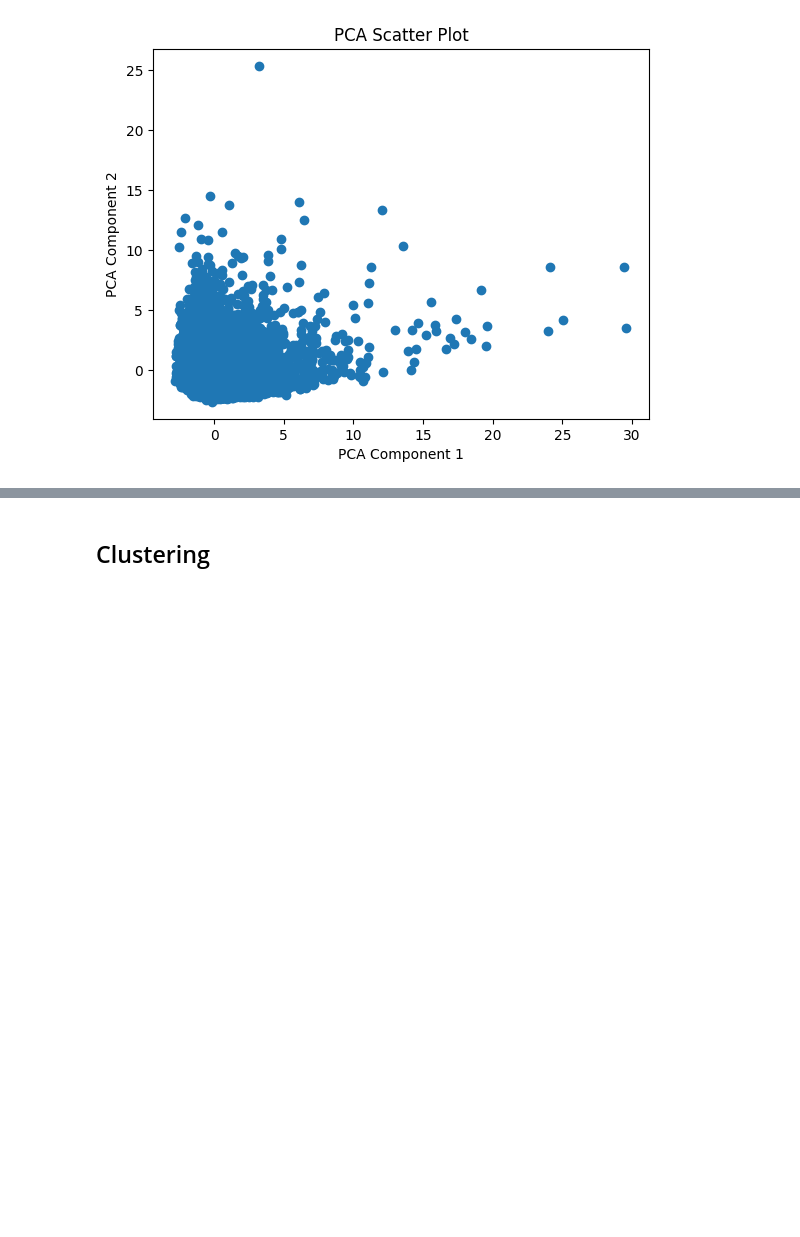
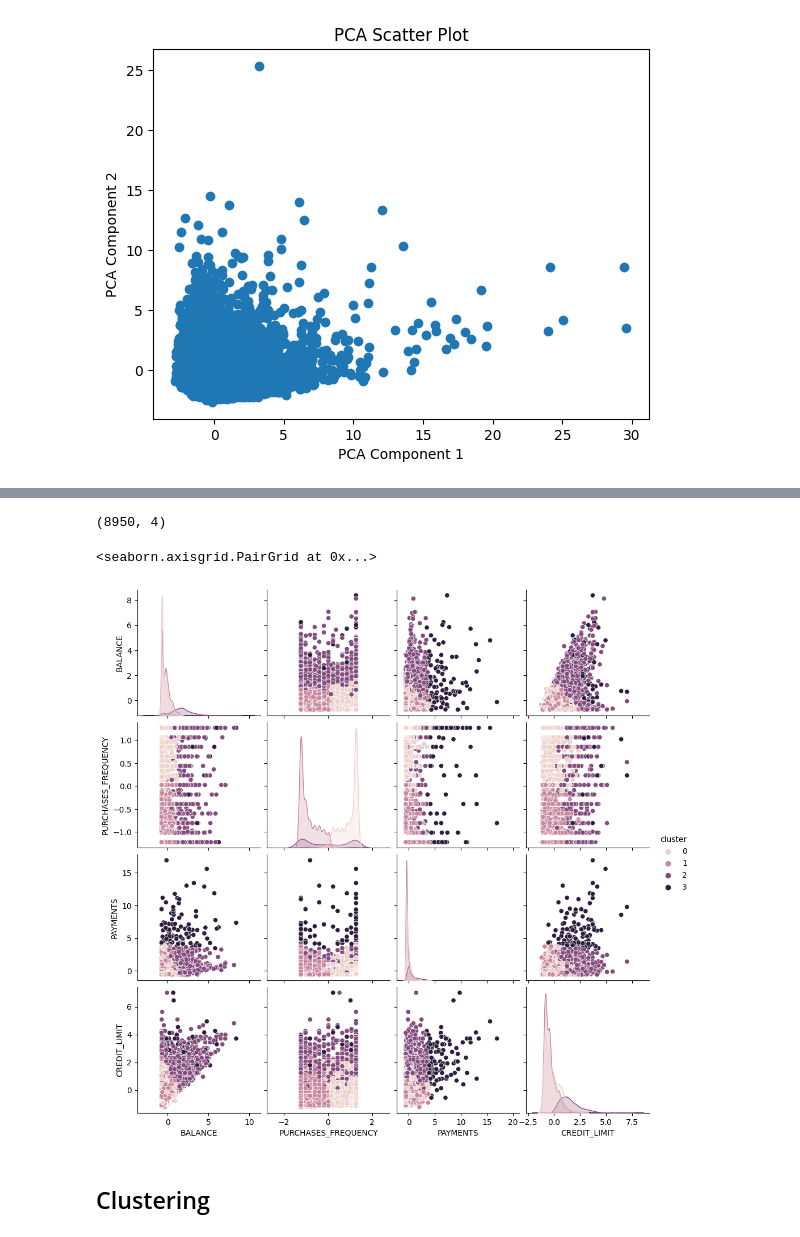
Before and after one commit to LLF00/datascience1, a Jupyter notebook: datascience2/assignment2_clustering.ipynb, the cells around one changed output, grey strips where cells are left out. Saved outputs shown, nothing was run; the diff lists cells and outputs as text; code cells hidden in the pictures; blank space fills up the shorter version.

```diff
--- a/datascience2/assignment2_clustering.ipynb
+++ b/datascience2/assignment2_clustering.ipynb
@@ -299,3 +304,22 @@ plt.show()
+# %%
+best_cols = ["BALANCE",  "PURCHASES_FREQUENCY", "PAYMENTS", "CREDIT_LIMIT"]
+# %%
+df5 = pd.DataFrame(df2[best_cols])
+
+print(str(df5.shape))
+# %% [output]
+(8950, 4)
+# %%
+dd = KMeans(n_clusters = 4)
+b = dd.fit_predict(df5)
+
+df5['cluster'] = b
+best_cols.append('cluster')
+
+sns.pairplot(df5[best_cols], hue='cluster')
+# %% [output]
+<seaborn.axisgrid.PairGrid at 0x...>
+[figure, added]
 # %% [markdown]
 ## Clustering
 # %%
```
Also changed, not shown: parts of 5 cells of this notebook.
